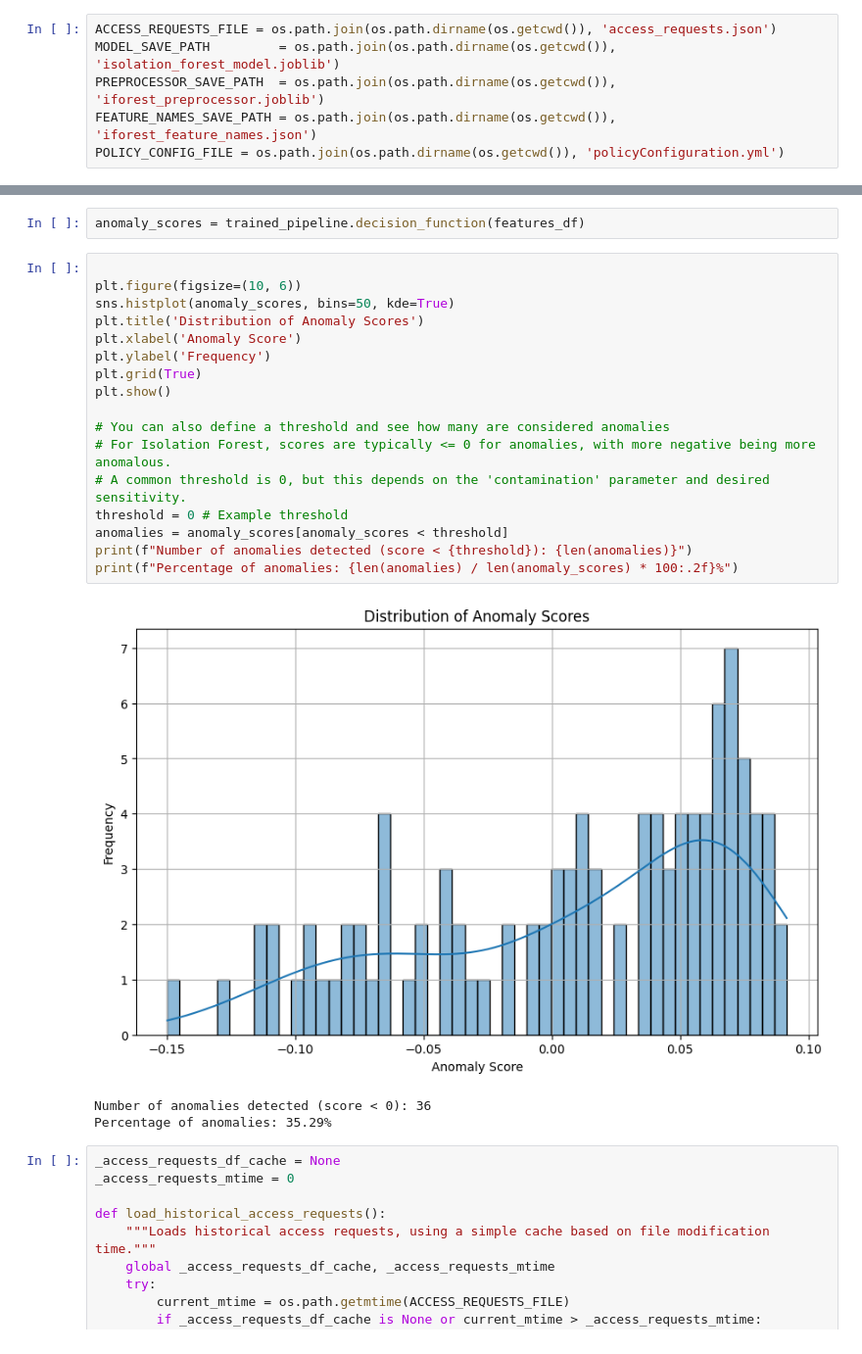
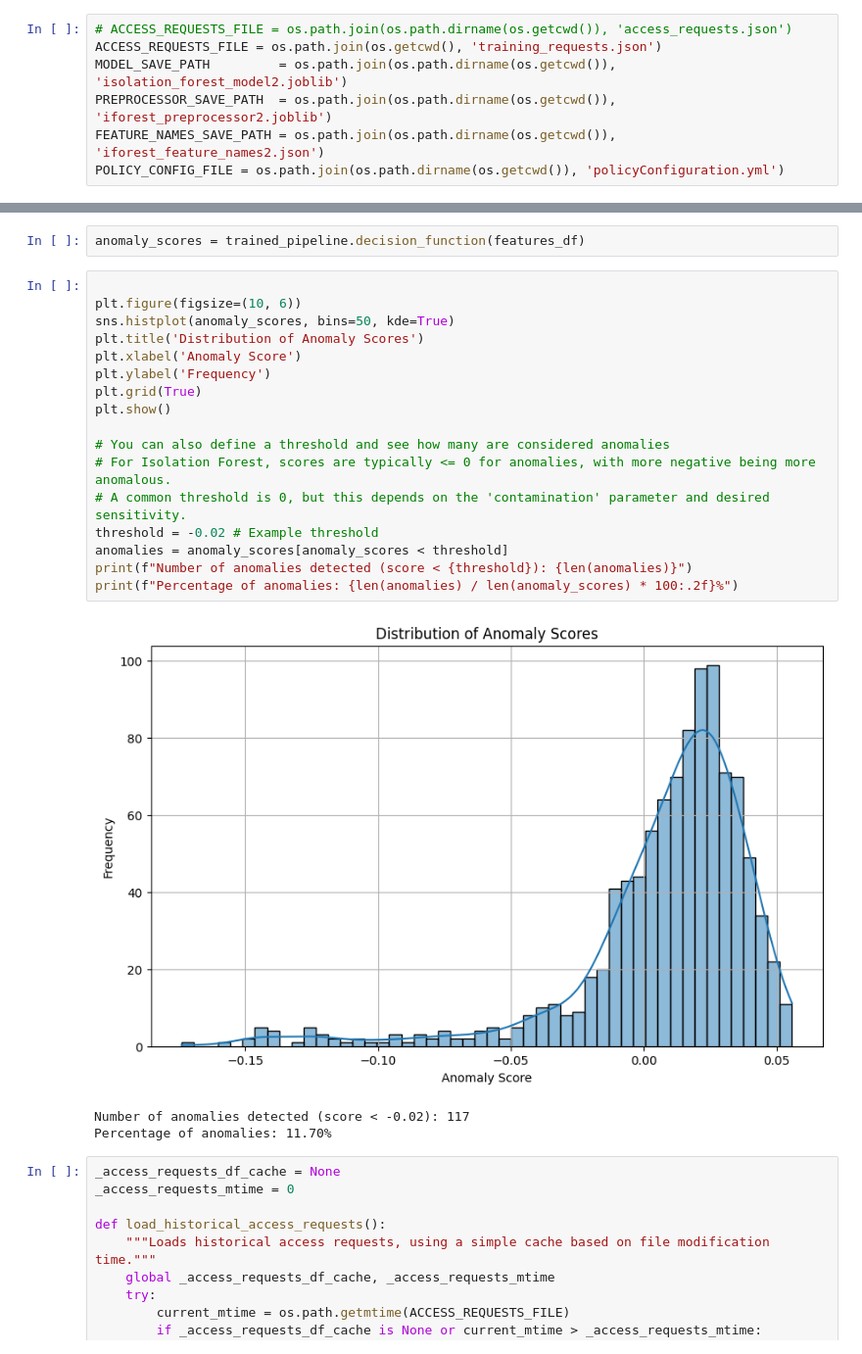
Before and after one commit to BentleyOph/ZTA, a Jupyter notebook: Anomaly_model/train.ipynb, the cells around one changed output, grey strips where cells are left out. Shown: that part at 98% size. Saved outputs shown, nothing was run; the diff lists cells and outputs as text.

```diff
--- a/Anomaly_model/train.ipynb
+++ b/Anomaly_model/train.ipynb
@@ -15,10 +15,11 @@ import matplotlib.pyplot as plt
 import seaborn as sns
 import time
 # %%
-ACCESS_REQUESTS_FILE = os.path.join(os.path.dirname(os.getcwd()), 'access_requests.json')
-MODEL_SAVE_PATH         = os.path.join(os.path.dirname(os.getcwd()), 'isolation_forest_model.joblib')
-PREPROCESSOR_SAVE_PATH  = os.path.join(os.path.dirname(os.getcwd()), 'iforest_preprocessor.joblib')
-FEATURE_NAMES_SAVE_PATH = os.path.join(os.path.dirname(os.getcwd()), 'iforest_feature_names.json')
+# ACCESS_REQUESTS_FILE = os.path.join(os.path.dirname(os.getcwd()), 'access_requests.json')
+ACCESS_REQUESTS_FILE = os.path.join(os.getcwd(), 'training_requests.json')
+MODEL_SAVE_PATH         = os.path.join(os.path.dirname(os.getcwd()), 'isolation_forest_model2.joblib')
+PREPROCESSOR_SAVE_PATH  = os.path.join(os.path.dirname(os.getcwd()), 'iforest_preprocessor2.joblib')
+FEATURE_NAMES_SAVE_PATH = os.path.join(os.path.dirname(os.getcwd()), 'iforest_feature_names2.json')
 POLICY_CONFIG_FILE = os.path.join(os.path.dirname(os.getcwd()), 'policyConfiguration.yml')
 # %%
 def load_data(filepath):
@@ -216,24 +217,24 @@ anomaly_scores = trained_pipeline.decision_function(features_df)
 # %%
 
 plt.figure(figsize=(10, 6))
 sns.histplot(anomaly_scores, bins=50, kde=True)
 plt.title('Distribution of Anomaly Scores')
 plt.xlabel('Anomaly Score')
 plt.ylabel('Frequency')
 plt.grid(True)
 plt.show()
 
 # You can also define a threshold and see how many are considered anomalies
 # For Isolation Forest, scores are typically <= 0 for anomalies, with more negative being more anomalous.
 # A common threshold is 0, but this depends on the 'contamination' parameter and desired sensitivity.
-threshold = 0 # Example threshold
+threshold = -0.02 # Example threshold
 anomalies = anomaly_scores[anomaly_scores < threshold]
 print(f"Number of anomalies detected (score < {threshold}): {len(anomalies)}")
 print(f"Percentage of anomalies: {len(anomalies) / len(anomaly_scores) * 100:.2f}%")
 # %% [output]
-[figure, old version]
+[figure, new version]
-Number of anomalies detected (score < 0): 36
-Percentage of anomalies: 35.29%
+Number of anomalies detected (score < -0.02): 117
+Percentage of anomalies: 11.70%
 # %%
 _access_requests_df_cache = None
 _access_requests_mtime = 0
```
Also changed, not shown: parts of 6 cells of this notebook, 4 other files.
